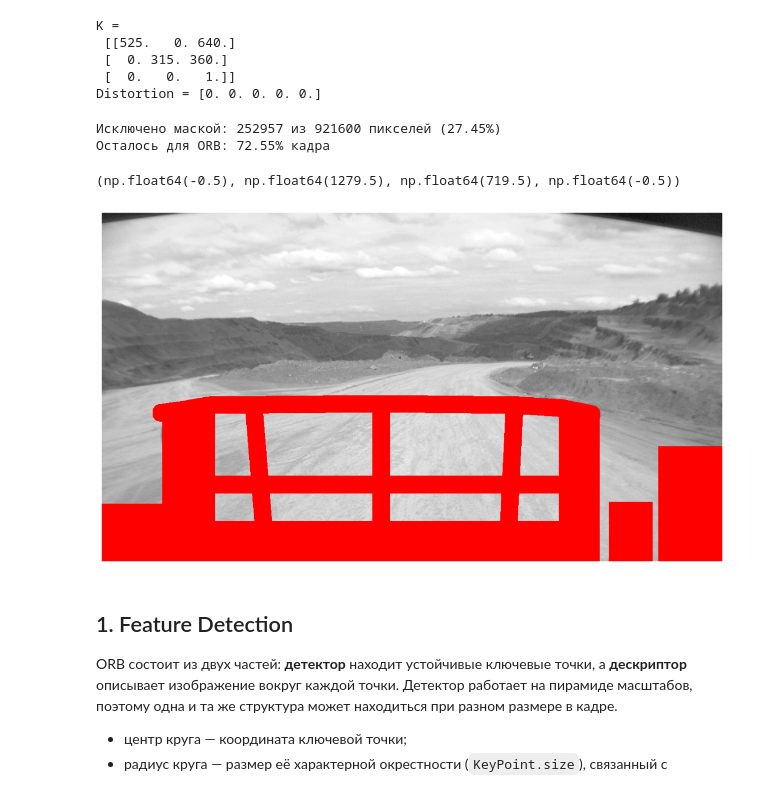
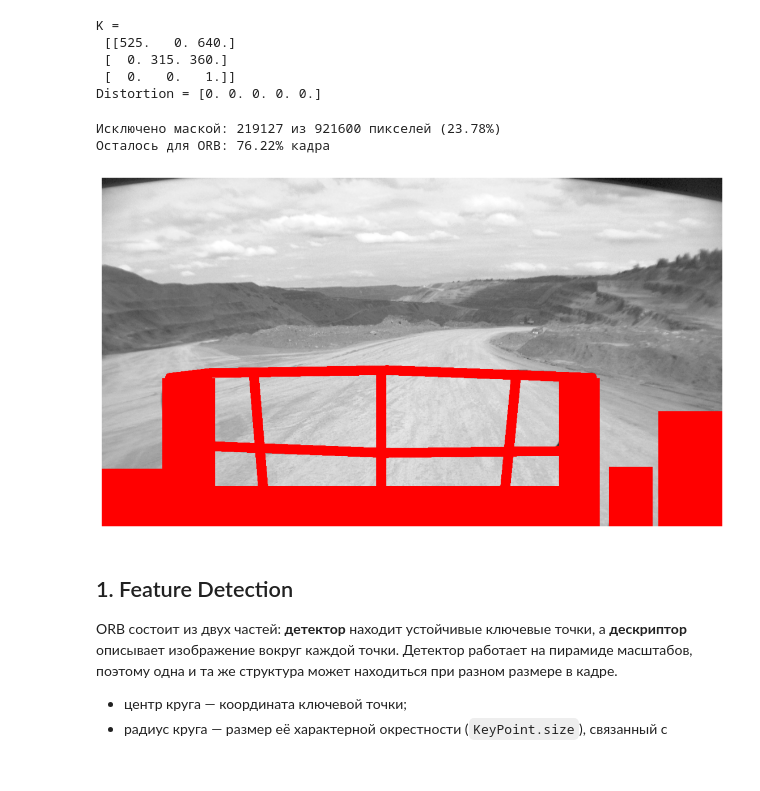
Before and after one commit to RiXenGC/VO-test-KAMAZ, a Jupyter notebook: scripts/VO_ORB.ipynb, the cells around one changed output. Drawn from its saved outputs; the diff is of its cells as text; code cells hidden in the pictures.

```diff
--- a/scripts/VO_ORB.ipynb
+++ b/scripts/VO_ORB.ipynb
@@ -5,5 +3,9 @@
 # %%
 from pathlib import Path
+import csv
+import json
+import time
+
 import cv2
 import numpy as np
 import matplotlib.pyplot as plt
@@ -11,12 +13,17 @@ import matplotlib.pyplot as plt
 ROOT = Path.cwd().parent if Path.cwd().name == 'scripts' else Path.cwd()
 print('Project root:', ROOT)
 
-IMAGE_DIR   = ROOT / 'images'
-TIMES_PATH  = ROOT / 'calib' / 'times.txt'
-CALIB_PATH  = ROOT / 'calib' / 'camera_orb.yaml'
+IMAGE_DIR = ROOT / 'images'
+TIMES_PATH = ROOT / 'calib' / 'times.txt'
+CALIB_PATH = ROOT / 'calib' / 'camera_orb.yaml'
+RESULTS_DIR = ROOT / 'results' / 'VO' / 'ORB'
+RESULTS_DIR.mkdir(parents=True, exist_ok=True)
+MONO_SCALE_CONSTANT = 1.0
 
 plt.rcParams['figure.figsize'] = (16, 8)
-plt.rcParams["font.serif"] = ["Times New Roman"]
+plt.rcParams['font.family'] = 'serif'
+plt.rcParams['font.serif'] = ['Times New Roman']
+plt.rcParams['font.size'] = 18
 # %% [output]
 Project root: /home/sadovetsrv/dev_KAMAZ/big_dataset
 # %% [markdown]
@@ -90,14 +95,15 @@ feature_mask = np.full((height, width), 255, dtype=np.uint8)
 # (0, 0) — левый верхний угол, (1, 1) — правый нижний.
 RAIL_POLYLINES = [
     # Верхняя горизонтальная труба и её изгибы.
-    [(0.095, 0.575), (0.135, 0.565), (0.175, 0.552), (0.450, 0.548),
-     (0.670, 0.552), (0.740, 0.560), (0.790, 0.578)],
+    [(0.110, 0.575), (0.175, 0.560), (0.460, 0.552),
+     (0.670, 0.566), (0.790, 0.575)],
 
     # Далее каждый список описывает отдельную стойку или фрагмент перил.
-    [(0.245, 0.552), (0.265, 0.995)],
-    [(0.450, 0.550), (0.450, 0.995)],
-    [(0.665, 0.552), (0.655, 0.920)],
-    [(0.175, 0.780), (0.735, 0.780)],
+    [(0.245, 0.560), (0.260, 0.900)],
+    [(0.450, 0.560), (0.450, 0.900)],
+    [(0.668, 0.570), (0.650, 0.900)],
+
+    [(0.175, 0.770), (0.460, 0.790), (0.735, 0.785)],
 ]
 
 # ПРЯМОУГОЛЬНИКИ. Формат: (x_лево, y_верх, x_право, y_низ).
@@ -113,7 +119,7 @@ STATIC_RECTANGLES = [
 
 # Толщина линий и дополнительный запас вокруг ВСЕХ исключённых фигур, в пикселях.
 # Если ORB всё ещё находит точки рядом с перилами, сначала увеличь MASK_MARGIN_PX.
-RAIL_THICKNESS_PX = max(5, round(min(height, width) * 0.04))
+RAIL_THICKNESS_PX = max(5, round(min(height, width) * 0.02))
 MASK_MARGIN_PX = 3
 
 def normalized_to_pixel(point):
@@ -126,37 +132,39 @@ for polyline in RAIL_POLYLINES:
     # OpenCV рисует ломаную чёрным цветом (0), то есть помечает её как запрещённую.
     cv2.polylines(feature_mask, [points], False, 0, RAIL_THICKNESS_PX, cv2.LINE_AA)
 
 for x1, y1, x2, y2 in STATIC_RECTANGLES:
     # thickness=-1 в cv2.rectangle означает закрашенный прямоугольник, а не только рамку.
     cv2.rectangle(feature_mask, normalized_to_pixel((x1, y1)),
                   normalized_to_pixel((x2, y2)), 0, thickness=-1)
 
 # Расширяем чёрные области на MASK_MARGIN_PX во все стороны.
 excluded_mask = 255 - feature_mask
 if MASK_MARGIN_PX > 0:
     kernel_size = 2 * MASK_MARGIN_PX + 1
 
     # Морфологическая дилатация OpenCV расширяет ненулевые области excluded_mask.
     excluded_mask = cv2.dilate(excluded_mask, np.ones((kernel_size, kernel_size), np.uint8))
 
 feature_mask = 255 - excluded_mask
 
 # Считаем площадь именно итоговой маски: после объединения фигур и дилатации.
 excluded_pixels = np.count_nonzero(feature_mask == 0)
 excluded_percent = 100.0 * excluded_pixels / feature_mask.size
 print(f'Исключено маской: {excluded_pixels} из {feature_mask.size} пикселей ({excluded_percent:.2f}%)')
 print(f'Осталось для ORB: {100.0 - excluded_percent:.2f}% кадра')
 
 # cvtColor преобразует grayscale в RGB, чтобы красным показать исключённые области.
 mask_preview = cv2.cvtColor(load_gray(0), cv2.COLOR_GRAY2RGB)
 mask_preview[feature_mask == 0] = (255, 0, 0)
+
+figure = plt.figure()
 plt.imshow(mask_preview)
 plt.axis('off')
+figure.savefig(RESULTS_DIR / 'orb_preprocessing_mask.png', dpi=200, bbox_inches='tight')
 # %% [output]
-Исключено маской: 252957 из 921600 пикселей (27.45%)
-Осталось для ORB: 72.55% кадра
+Исключено маской: 219127 из 921600 пикселей (23.78%)
+Осталось для ORB: 76.22% кадра
-(np.float64(-0.5), np.float64(1279.5), np.float64(719.5), np.float64(-0.5))
-[figure, old version]
+[figure, new version]
 # %% [markdown]
 ## 1. Feature Detection
 
```
Also changed, not shown: parts of 18 cells of this notebook, 1 other file.
